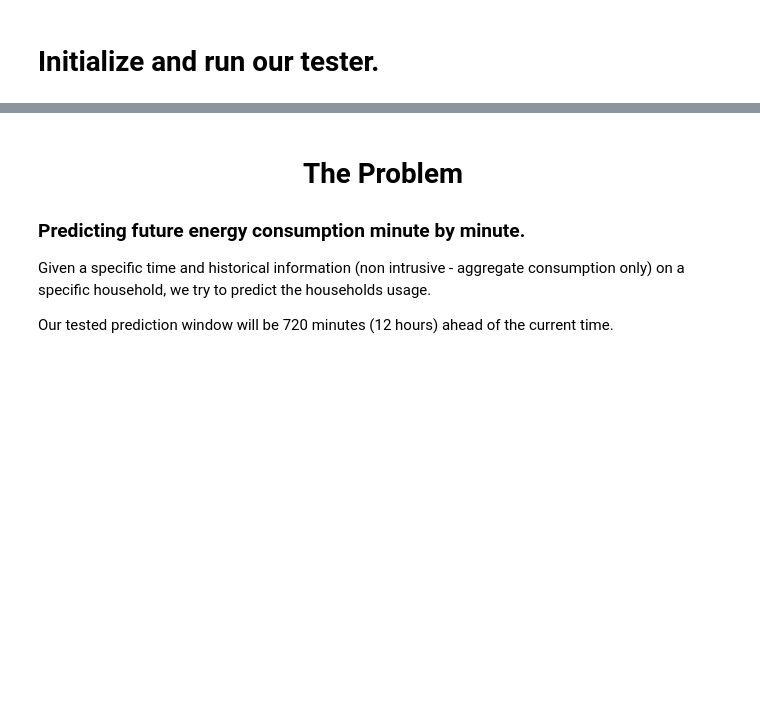
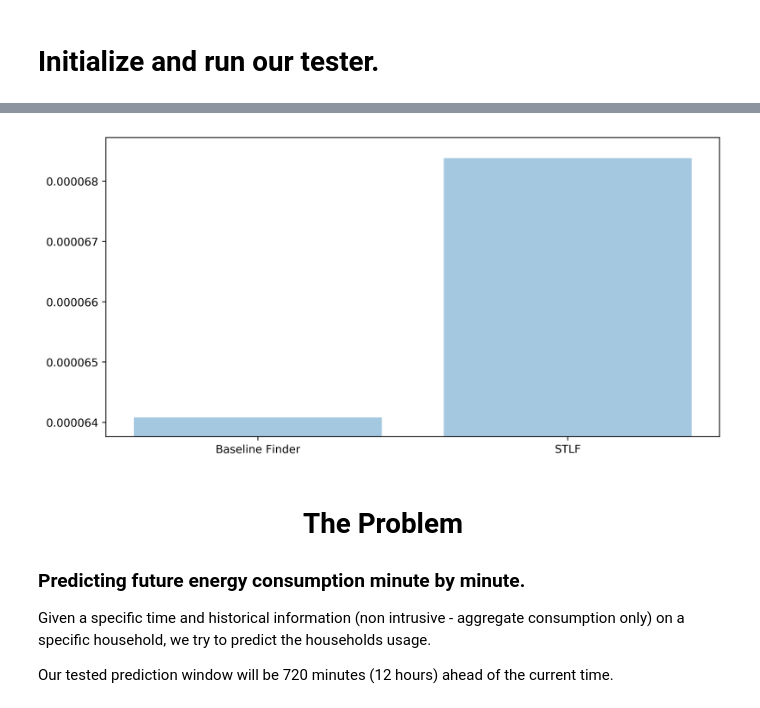
Before and after one commit to semitable/ev-advise, a Jupyter notebook: house/IEC Notebook.ipynb, the cells around one changed output, grey strips where cells are left out. Drawn from its saved outputs; the diff is of its cells as text; code cells hidden in the pictures; blank space fills up the shorter version.

```diff
--- a/house/IEC Notebook.ipynb
+++ b/house/IEC Notebook.ipynb
@@ -17,16 +22,16 @@ data = pd.read_csv(dataset_filename, parse_dates=[0], index_col=0).tz_localize('
 # %% [markdown]
 # Initialize and run our tester.
 # %%
-
 MinutesInWeek = 10080
 
 PredictionWindow = 720
-TestingRange = range(PredictionWindow + MinutesInWeek*0,
-                     PredictionWindow + MinutesInWeek*4,
-                     60)
+TestingRange = random.sample(
+                            range(PredictionWindow + MinutesInWeek*0,
+                                  PredictionWindow + MinutesInWeek*12),
+                            30000)
 
 tester = IECTester(data, PredictionWindow, TestingRange,
-                   save_file='temp4w.p')
+                   save_file=None)
 # %%
-tester.run('Baseline Finder', 'Simple Mean', 'Baseline Finder Hybrid',
-           multithread=True)
+tester.run('Baseline Finder', 'STLF',
+           multithread=True, force_processes=7)
@@ -35,3 +47,7 @@ tester.save()
+# %%
+PlotAverageRMSE(tester)
+# %% [output]
+[figure, added]
 # %% [markdown]
 # <center>The Problem</center>
 
```
Also changed, not shown: parts of 16 cells of this notebook, 8 other files.
